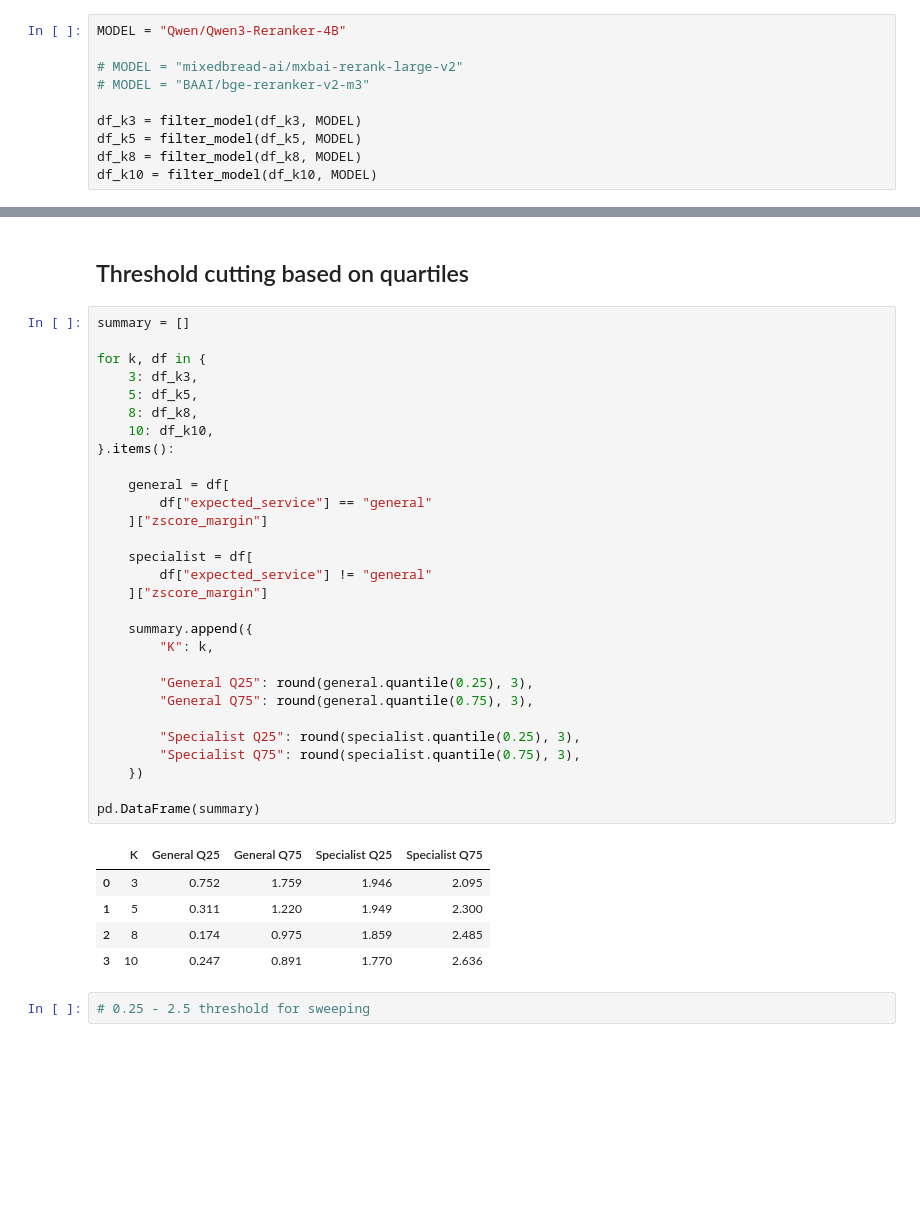
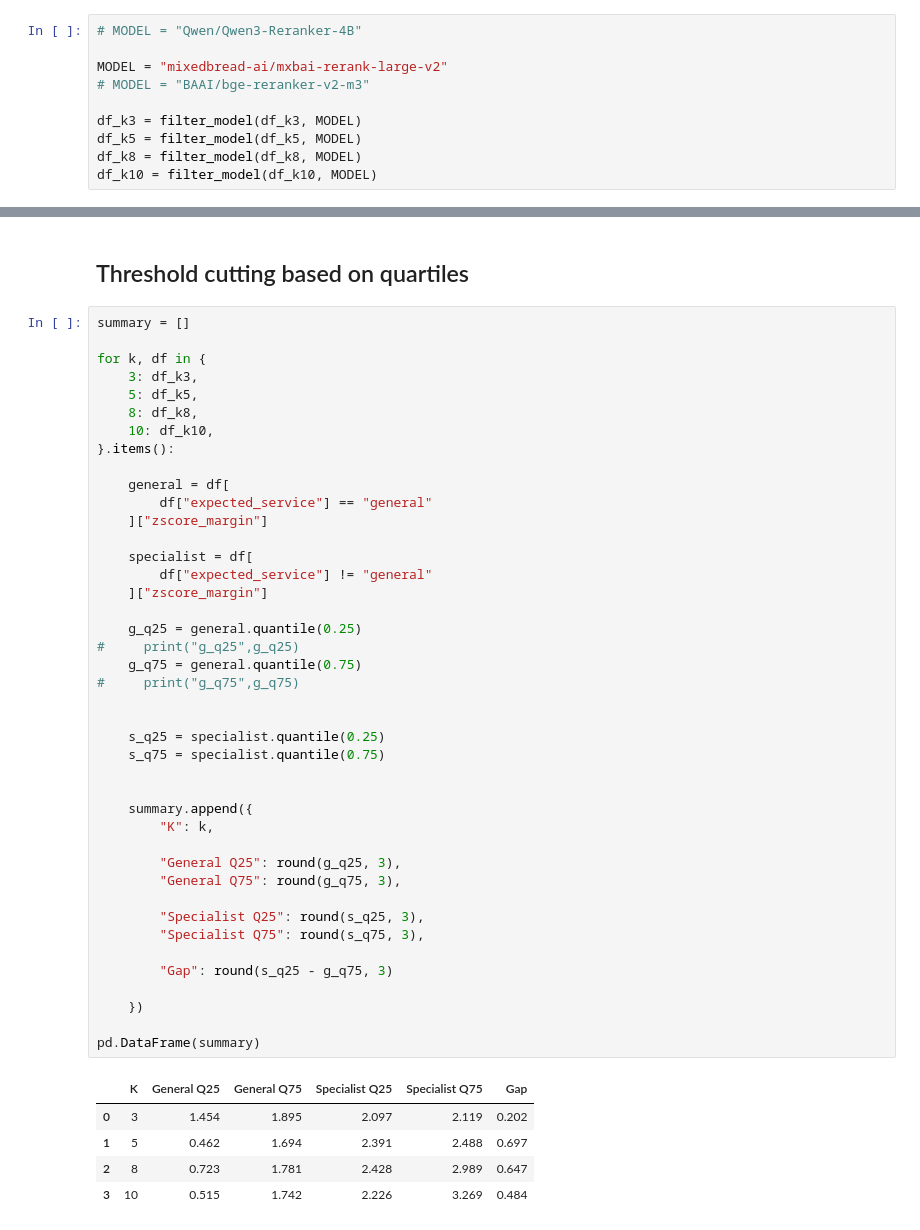
Before and after one commit to TheOpenSI/ADAPT, a Jupyter notebook: results/Validation - Distribution Analysis (for threshold range) .ipynb, the cells around one changed output, grey strips where cells are left out. Cells and saved outputs as stored; diff of their text form; blank space fills up the shorter version.

Commit message:
analysing zscore margin threshold

```diff
--- a/results/Validation - Distribution Analysis (for threshold range) .ipynb
+++ b/results/Validation - Distribution Analysis (for threshold range) .ipynb
@@ -74,9 +74,9 @@ K=5: (339, 28)
 K=8: (504, 28)
 K=10: (603, 28)
 # %%
-MODEL = "Qwen/Qwen3-Reranker-4B"
+# MODEL = "Qwen/Qwen3-Reranker-4B"
 
-# MODEL = "mixedbread-ai/mxbai-rerank-large-v2"
+MODEL = "mixedbread-ai/mxbai-rerank-large-v2"
 # MODEL = "BAAI/bge-reranker-v2-m3"
 
 df_k3 = filter_model(df_k3, MODEL)
@@ -228,37 +228,48 @@ pd.DataFrame(summary)
 # %%
 summary = []
 
 for k, df in {
     3: df_k3,
     5: df_k5,
     8: df_k8,
     10: df_k10,
 }.items():
 
     general = df[
         df["expected_service"] == "general"
     ]["zscore_margin"]
 
     specialist = df[
         df["expected_service"] != "general"
     ]["zscore_margin"]
 
+    g_q25 = general.quantile(0.25)
+#     print("g_q25",g_q25)
+    g_q75 = general.quantile(0.75)
+#     print("g_q75",g_q75)
+
+
+    s_q25 = specialist.quantile(0.25)
+    s_q75 = specialist.quantile(0.75)
+
+
     summary.append({
         "K": k,
 
-        "General Q25": round(general.quantile(0.25), 3),
-        "General Q75": round(general.quantile(0.75), 3),
+        "General Q25": round(g_q25, 3),
+        "General Q75": round(g_q75, 3),
 
-        "Specialist Q25": round(specialist.quantile(0.25), 3),
-        "Specialist Q75": round(specialist.quantile(0.75), 3),
+        "Specialist Q25": round(s_q25, 3),
+        "Specialist Q75": round(s_q75, 3),
+
+        "Gap": round(s_q25 - g_q75, 3)
+
     })
 
 pd.DataFrame(summary)
 # %% [output]
-|  | K | General Q25 | General Q75 | Specialist Q25 | Specialist Q75 |
-| 0 | 3 | 0.752 | 1.759 | 1.946 | 2.095 |
-| 1 | 5 | 0.311 | 1.220 | 1.949 | 2.300 |
-| 2 | 8 | 0.174 | 0.975 | 1.859 | 2.485 |
-| 3 | 10 | 0.247 | 0.891 | 1.770 | 2.636 |
+|  | K | General Q25 | General Q75 | Specialist Q25 | Specialist Q75 | Gap |
+| 0 | 3 | 1.454 | 1.895 | 2.097 | 2.119 | 0.202 |
+| 1 | 5 | 0.462 | 1.694 | 2.391 | 2.488 | 0.697 |
+| 2 | 8 | 0.723 | 1.781 | 2.428 | 2.989 | 0.647 |
+| 3 | 10 | 0.515 | 1.742 | 2.226 | 3.269 | 0.484 |
-# %%
-# 0.25 - 2.5 threshold for sweeping
```
Also changed, not shown: parts of 6 cells of this notebook, 3 other files.
